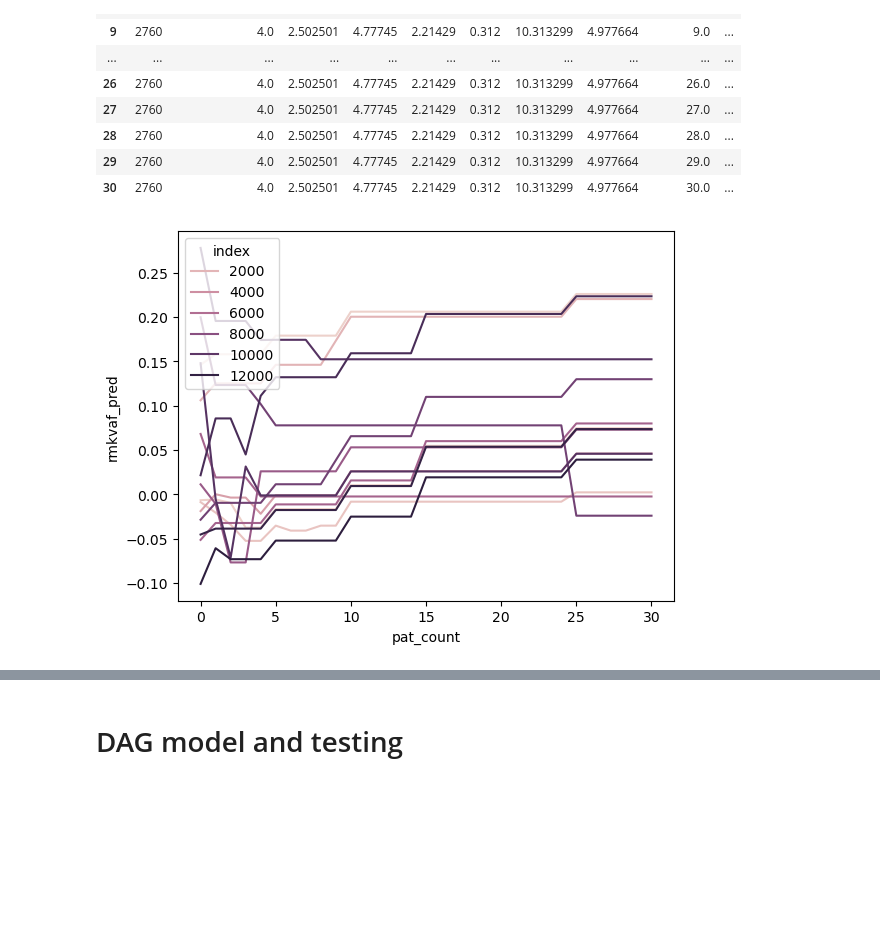
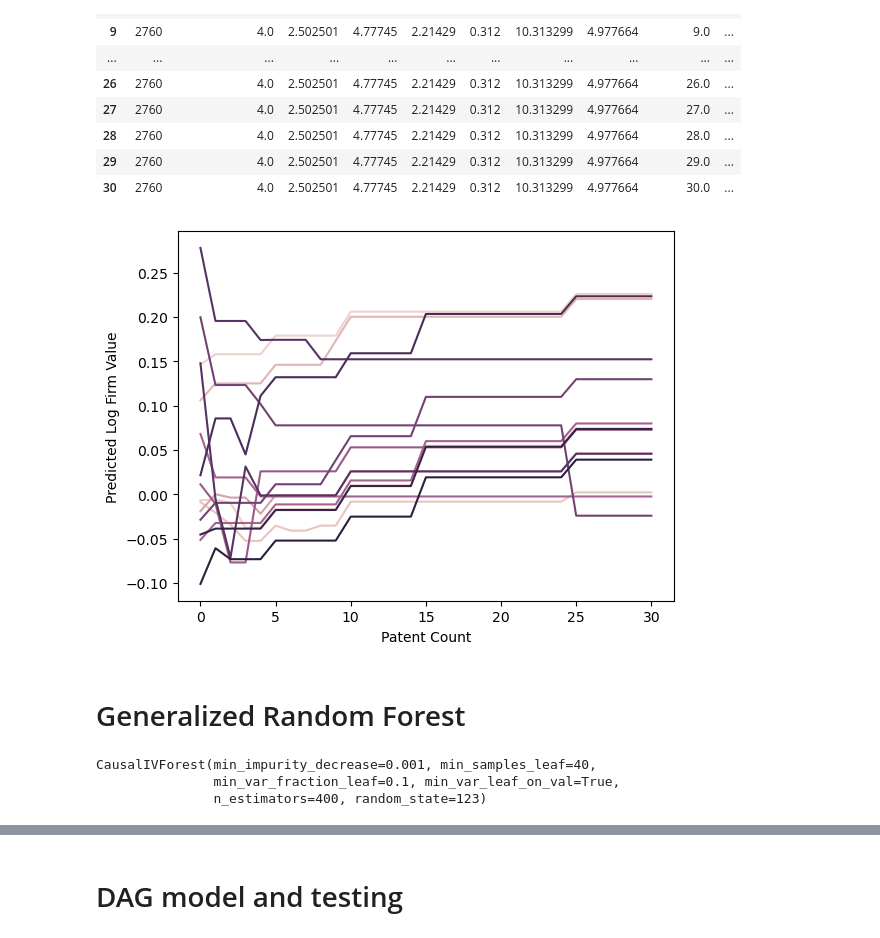
Before and after one commit to MartinMcFarlane/ECO2425-Causal-ML, a Jupyter notebook: Spillovers Project.ipynb, the cells around one changed output, grey strips where cells are left out. Drawn from its saved outputs; the diff is of its cells as text; code cells hidden in the pictures; blank space fills up the shorter version.

```diff
--- a/Spillovers Project.ipynb
+++ b/Spillovers Project.ipynb
@@ -1740,7 +1747,7 @@ RandomForestRegressor(max_features=4, random_state=0) & 1845.12 & -294440171.24
 ## Linear DML
 # %%
 # PREP: log monetary variables
-logvars = ['rmkvaf','rxrd','rsales','rppent', 'gspilltecIV']
+logvars = ['rmkvaf','rxrd','rsales','rppent', 'gspilltecIV', 'gspilltec']
 for var in logvars:
     df[var] = np.log(df[var]+1)
 # %%
@@ -1770,7 +1777,6 @@ models = [LinearRegression(),
           LGBMRegressor(max_depth=5, min_child_samples=30),
           LGBMRegressor(max_depth=2, min_child_samples=60),
           RF(max_features=3, random_state=0, verbose=0),
-          RF(max_features=3, random_state=0, verbose=0, ccp_alpha=1.1616161616161615), # best alpha from grid search
           RF(max_features=2, random_state=0, verbose=0),
           RF(max_features=4, random_state=0, verbose=0),
          ]
@@ -2031,11 +2098,18 @@ pred_test.query("index==2760")
 # %%
 # Plot sample units firm value wrt patent count
 import seaborn as sns
 
 np.random.seed(8)
 sample_ids = np.random.choice(pred_test["index"].unique(), 15)
 
-sns.lineplot(data=pred_test.query("index in @sample_ids"),
-             x="pat_count", y="rmkvaf_pred", hue="index");
+sim_plot = sns.lineplot(data=pred_test.query("index in @sample_ids"),
+             x="pat_count", y="rmkvaf_pred", hue="index", legend=False);
+
+sim_plot.set(xlabel="Patent Count", ylabel="Predicted Log Firm Value")
+
+sim_plot = sim_plot.get_figure()
+sim_plot.savefig('sim_plot.png')
 # %% [output]
-[figure, old version]
+[figure, new version]
+# %% [markdown]
+# Generalized Random Forest
@@ -2041,0 +2140,6 @@ sns.lineplot(data=pred_test.query("index in @sample_ids"),
+# %%
+est.fit(train[X], train[T], train[y], Z=train[Z])
+# %% [output]
+CausalIVForest(min_impurity_decrease=0.001, min_samples_leaf=40,
+               min_var_fraction_leaf=0.1, min_var_leaf_on_val=True,
+               n_estimators=400, random_state=123)
```
Also changed, not shown: parts of 28 cells of this notebook.
